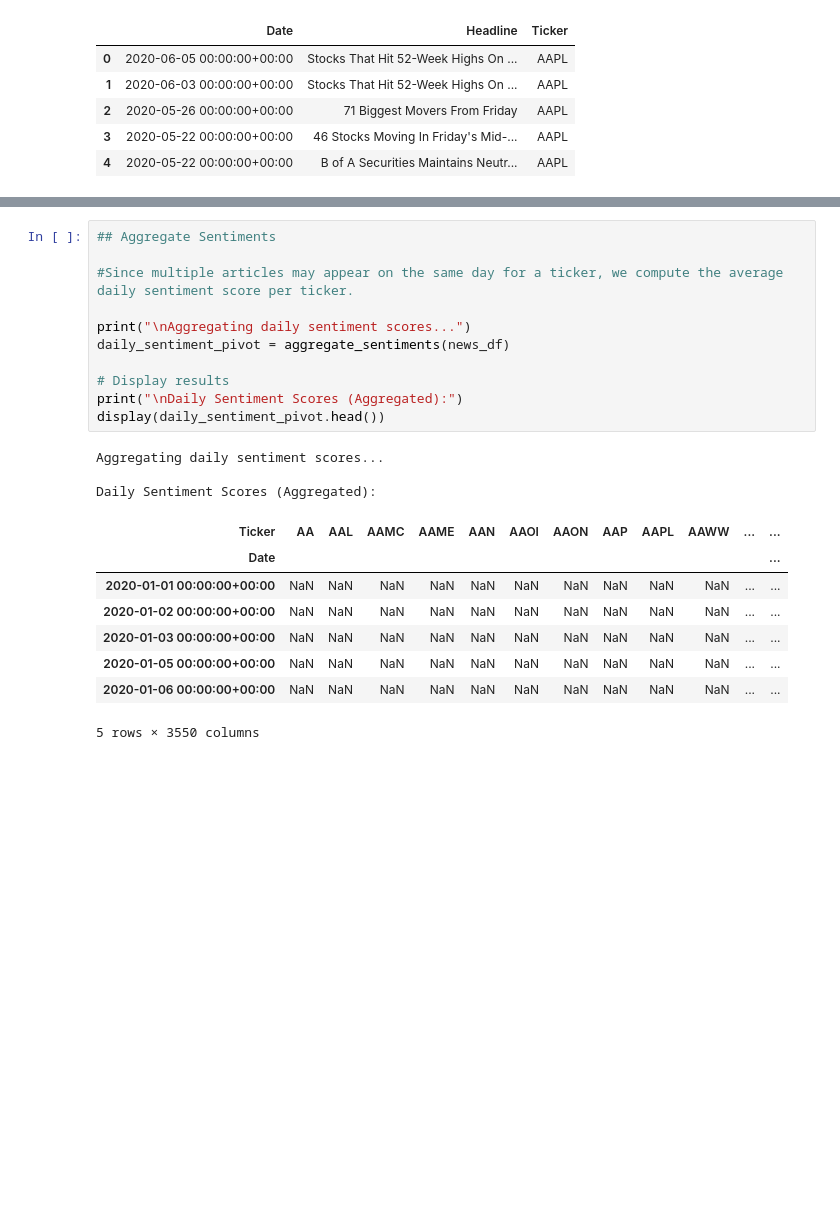
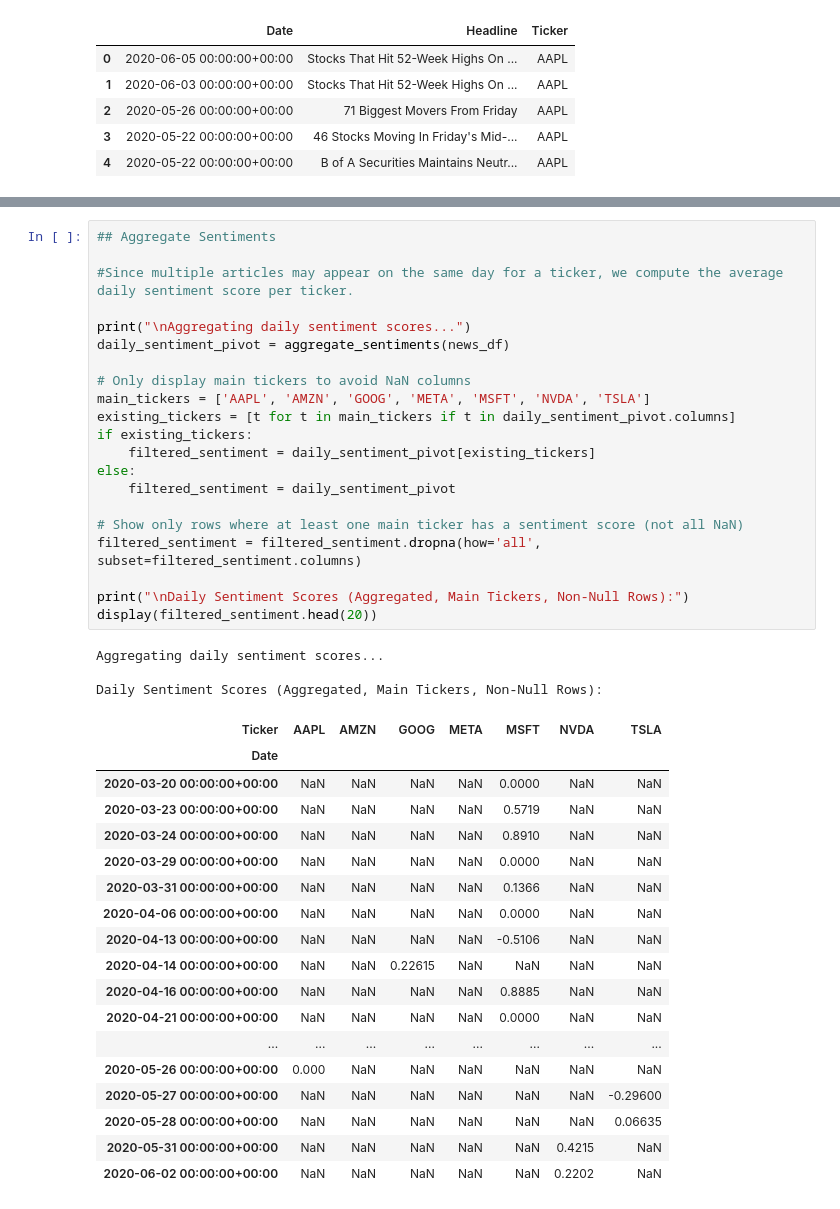
Before and after one commit to sami4Teferi/news-sentiment-stock-movement-analysis, a Jupyter notebook: notebooks/Correlation.ipynb, the cells around one changed output, grey strips where cells are left out. Drawn from its saved outputs; the diff is of its cells as text; blank space fills up the shorter version.

```diff
--- a/notebooks/Correlation.ipynb
+++ b/notebooks/Correlation.ipynb
@@ -225,26 +235,46 @@ News Data with Sentiment Scores:
 # %%
 ## Aggregate Sentiments
 
 #Since multiple articles may appear on the same day for a ticker, we compute the average daily sentiment score per ticker.
 
 print("\nAggregating daily sentiment scores...")
 daily_sentiment_pivot = aggregate_sentiments(news_df)
 
-# Display results
-print("\nDaily Sentiment Scores (Aggregated):")
-display(daily_sentiment_pivot.head())
+# Only display main tickers to avoid NaN columns
+main_tickers = ['AAPL', 'AMZN', 'GOOG', 'META', 'MSFT', 'NVDA', 'TSLA']
+existing_tickers = [t for t in main_tickers if t in daily_sentiment_pivot.columns]
+if existing_tickers:
+    filtered_sentiment = daily_sentiment_pivot[existing_tickers]
+else:
+    filtered_sentiment = daily_sentiment_pivot
+
+# Show only rows where at least one main ticker has a sentiment score (not all NaN)
+filtered_sentiment = filtered_sentiment.dropna(how='all', subset=filtered_sentiment.columns)
+
+print("\nDaily Sentiment Scores (Aggregated, Main Tickers, Non-Null Rows):")
+display(filtered_sentiment.head(20))
 # %% [output]
 Aggregating daily sentiment scores...
 
-Daily Sentiment Scores (Aggregated):
+Daily Sentiment Scores (Aggregated, Main Tickers, Non-Null Rows):
-| Ticker | AA | AAL | AAMC | AAME | AAN | AAOI | AAON | AAP | AAPL | AAWW | ... | ... |
-| Date |  |  |  |  |  |  |  |  |  |  |  | ... |
-| 2020-01-01 00:00:00+00:00 | NaN | NaN | NaN | NaN | NaN | NaN | NaN | NaN | NaN | NaN | ... | ... |
-| 2020-01-02 00:00:00+00:00 | NaN | NaN | NaN | NaN | NaN | NaN | NaN | NaN | NaN | NaN | ... | ... |
-| 2020-01-03 00:00:00+00:00 | NaN | NaN | NaN | NaN | NaN | NaN | NaN | NaN | NaN | NaN | ... | ... |
-| 2020-01-05 00:00:00+00:00 | NaN | NaN | NaN | NaN | NaN | NaN | NaN | NaN | NaN | NaN | ... | ... |
-| 2020-01-06 00:00:00+00:00 | NaN | NaN | NaN | NaN | NaN | NaN | NaN | NaN | NaN | NaN | ... | ... |
+| Ticker | AAPL | AMZN | GOOG | META | MSFT | NVDA | TSLA |
+| Date |  |  |  |  |  |  |  |
+| 2020-03-20 00:00:00+00:00 | NaN | NaN | NaN | NaN | 0.0000 | NaN | NaN |
+| 2020-03-23 00:00:00+00:00 | NaN | NaN | NaN | NaN | 0.5719 | NaN | NaN |
+| 2020-03-24 00:00:00+00:00 | NaN | NaN | NaN | NaN | 0.8910 | NaN | NaN |
+| 2020-03-29 00:00:00+00:00 | NaN | NaN | NaN | NaN | 0.0000 | NaN | NaN |
+| 2020-03-31 00:00:00+00:00 | NaN | NaN | NaN | NaN | 0.1366 | NaN | NaN |
+| 2020-04-06 00:00:00+00:00 | NaN | NaN | NaN | NaN | 0.0000 | NaN | NaN |
+| 2020-04-13 00:00:00+00:00 | NaN | NaN | NaN | NaN | -0.5106 | NaN | NaN |
+| 2020-04-14 00:00:00+00:00 | NaN | NaN | 0.22615 | NaN | NaN | NaN | NaN |
+| 2020-04-16 00:00:00+00:00 | NaN | NaN | NaN | NaN | 0.8885 | NaN | NaN |
+| 2020-04-21 00:00:00+00:00 | NaN | NaN | NaN | NaN | 0.0000 | NaN | NaN |
+| ... | ... | ... | ... | ... | ... | ... | ... |
+| 2020-05-26 00:00:00+00:00 | 0.000 | NaN | NaN | NaN | NaN | NaN | NaN |
+| 2020-05-27 00:00:00+00:00 | NaN | NaN | NaN | NaN | NaN | NaN | -0.29600 |
+| 2020-05-28 00:00:00+00:00 | NaN | NaN | NaN | NaN | NaN | NaN | 0.06635 |
+| 2020-05-31 00:00:00+00:00 | NaN | NaN | NaN | NaN | NaN | 0.4215 | NaN |
+| 2020-06-02 00:00:00+00:00 | NaN | NaN | NaN | NaN | NaN | 0.2202 | NaN |
-5 rows × 3550 columns
 # %%
 ## Aggregate Sentiments
 
```
Also changed, not shown: parts of 5 cells of this notebook, 1 other file.
